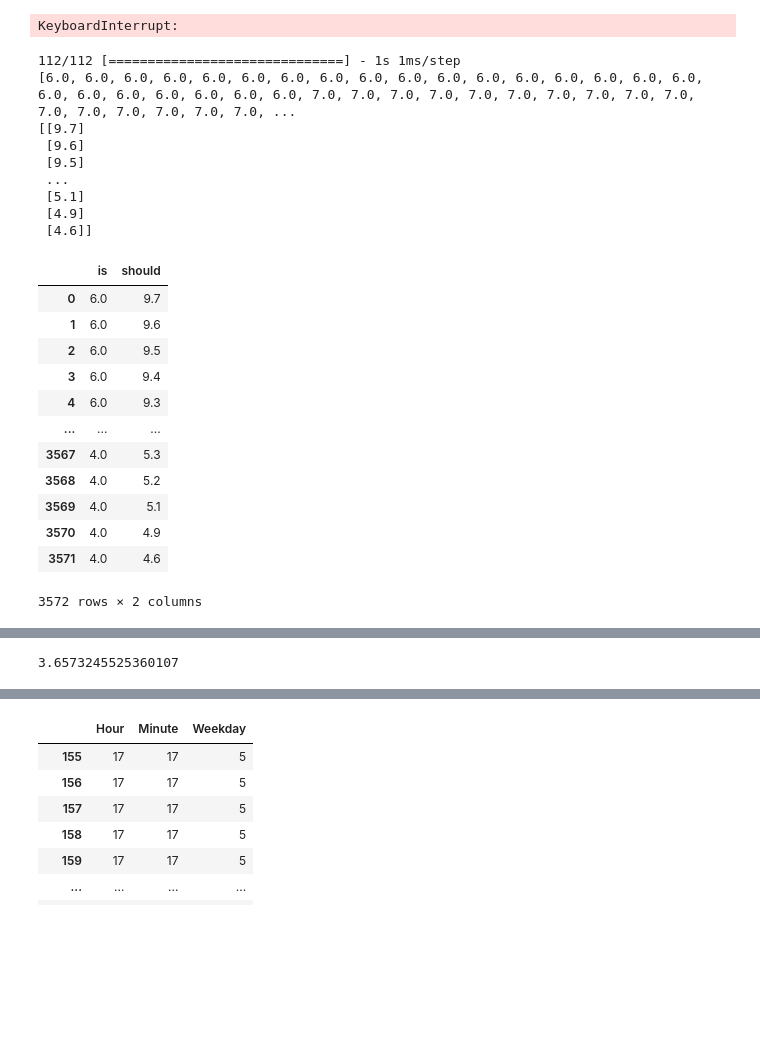
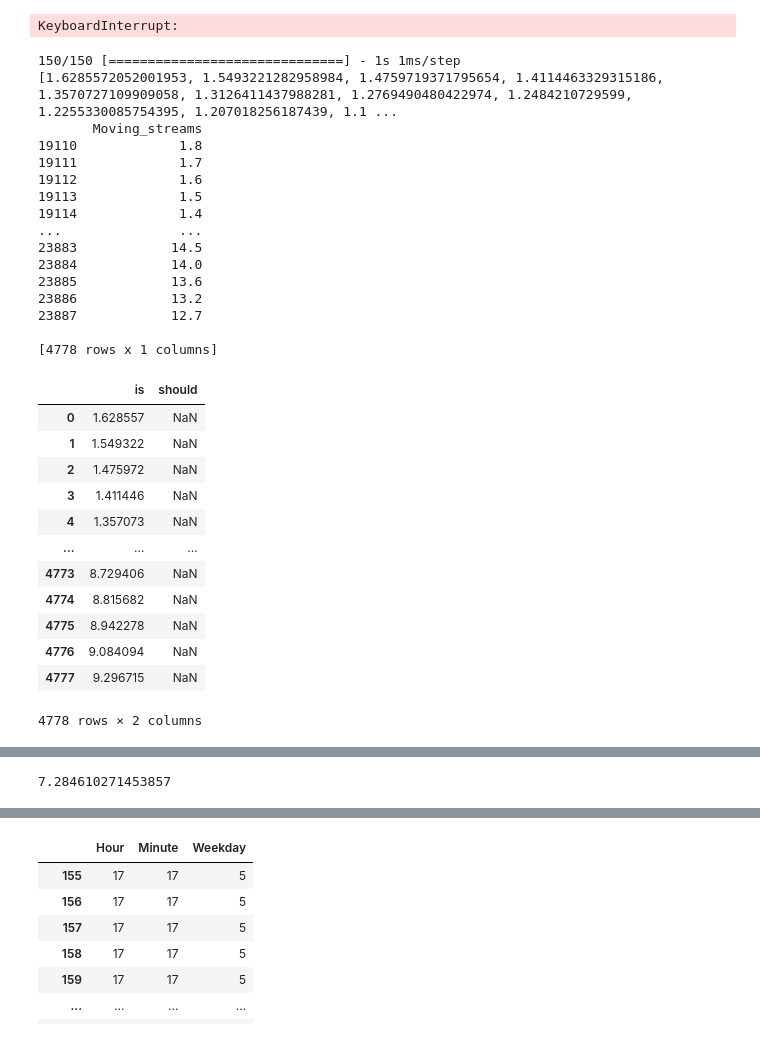
Before and after one commit to jadasek/Stream-opportunity-finder, a Jupyter notebook: analise_Tensorflow.ipynb, the cells around one changed output, grey strips where cells are left out. Drawn from its saved outputs; the diff is of its cells as text; code cells hidden in the pictures; blank space fills up the shorter version.

```diff
--- a/analise_Tensorflow.ipynb
+++ b/analise_Tensorflow.ipynb
@@ -41,9 +43,10 @@ memory usage: 1.6+ MB
 # %%
+data = data.drop(data.columns[[9, 10]], axis=1)
 data['Date'] = pd.to_datetime(data['Date'])
 data['Date'] = pd.to_datetime(data['Date'])
 data = data.dropna()
 data['Hour'] = data['Date'].dt.hour
-data['Minute'] = data['Date'].dt.hour
+data['Minute'] = data['Date'].dt.minute
 data['Weekday'] = data['Date'].dt.weekday
 data['Moving_streams'] = data['Streams'].rolling(10, min_periods=1).mean()
 
@@ -69,8 +72,8 @@ memory usage: 2.3+ MB
 # %%
-X = data[['Hour','Minute','Weekday','Holidays']]
+X = data[['Hour','Minute','Weekday', 'Holidays']]
 y = data[['Moving_streams']]
 
-X_train, X_test, y_train, y_test = train_test_split(X, y, test_size=0.01, shuffle=False)
+X_train, X_test, y_train, y_test = train_test_split(X, y, test_size=0.2, shuffle=False)
 # %%
 from tensorflow.keras.layers import Dense, LSTM
 
@@ -149,40 +152,46 @@ KeyboardInterrupt:
 # %%
 def predict(data):
     pred = model.predict(data).flatten()
-    pred = np.rint(pred)
     pred = pred.tolist()
     print(pred)
     print(y_test)
     return pred
 
 y_pred_test = predict(X_test)
 
 df = pd.DataFrame(y_pred_test)
 df['should'] = y_test
 df.columns = ['is','should']
 display(df)
 
 model.evaluate(X_test, y_test)
 # %% [output]
-112/112 [==============================] - 1s 1ms/step
-[6.0, 6.0, 6.0, 6.0, 6.0, 6.0, 6.0, 6.0, 6.0, 6.0, 6.0, 6.0, 6.0, 6.0, 6.0, 6.0, 6.0, 6.0, 6.0, 6.0, 6.0, 6.0, 6.0, 6.0, 7.0, 7.0, 7.0, 7.0, 7.0, 7.0, 7.0, 7.0, 7.0, 7.0, 7.0, 7.0, 7.0, 7.0, 7.0, 7.0, ...
-[[9.7]
- [9.6]
- [9.5]
- ...
- [5.1]
- [4.9]
- [4.6]]
+150/150 [==============================] - 1s 1ms/step
+[1.6285572052001953, 1.5493221282958984, 1.4759719371795654, 1.4114463329315186, 1.3570727109909058, 1.3126411437988281, 1.2769490480422974, 1.2484210729599, 1.2255330085754395, 1.207018256187439, 1.1 ...
+       Moving_streams
+19110             1.8
+19111             1.7
+19112             1.6
+19113             1.5
+19114             1.4
+...               ...
+23883            14.5
+23884            14.0
+23885            13.6
+23886            13.2
+23887            12.7
+
+[4778 rows x 1 columns]
 |  | is | should |
-| 0 | 6.0 | 9.7 |
-| 1 | 6.0 | 9.6 |
-| 2 | 6.0 | 9.5 |
-| 3 | 6.0 | 9.4 |
-| 4 | 6.0 | 9.3 |
+| 0 | 1.628557 | NaN |
+| 1 | 1.549322 | NaN |
+| 2 | 1.475972 | NaN |
+| 3 | 1.411446 | NaN |
+| 4 | 1.357073 | NaN |
 | ... | ... | ... |
-| 3567 | 4.0 | 5.3 |
-| 3568 | 4.0 | 5.2 |
-| 3569 | 4.0 | 5.1 |
-| 3570 | 4.0 | 4.9 |
-| 3571 | 4.0 | 4.6 |
+| 4773 | 8.729406 | NaN |
+| 4774 | 8.815682 | NaN |
+| 4775 | 8.942278 | NaN |
+| 4776 | 9.084094 | NaN |
+| 4777 | 9.296715 | NaN |
-3572 rows × 2 columns
+4778 rows × 2 columns
@@ -190,4 +199,4 @@ model.evaluate(X_test, y_test)
-3.6573245525360107
+7.284610271453857
 # %%
 def predict(data):
     pred = model.predict(data).flatten()
```
Also changed, not shown: parts of 6 cells of this notebook, 3 other files.
